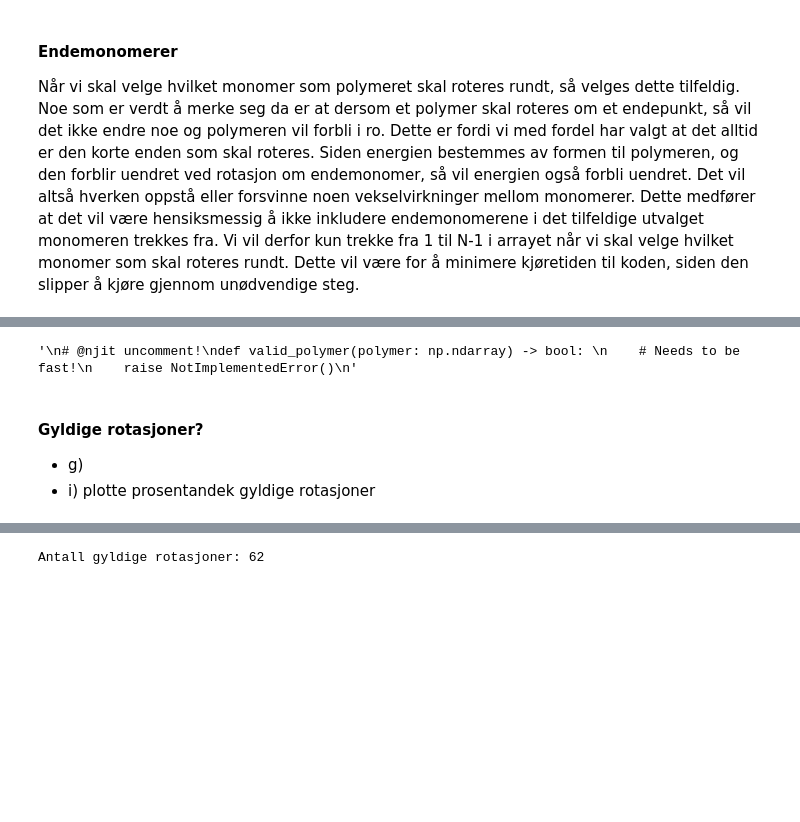
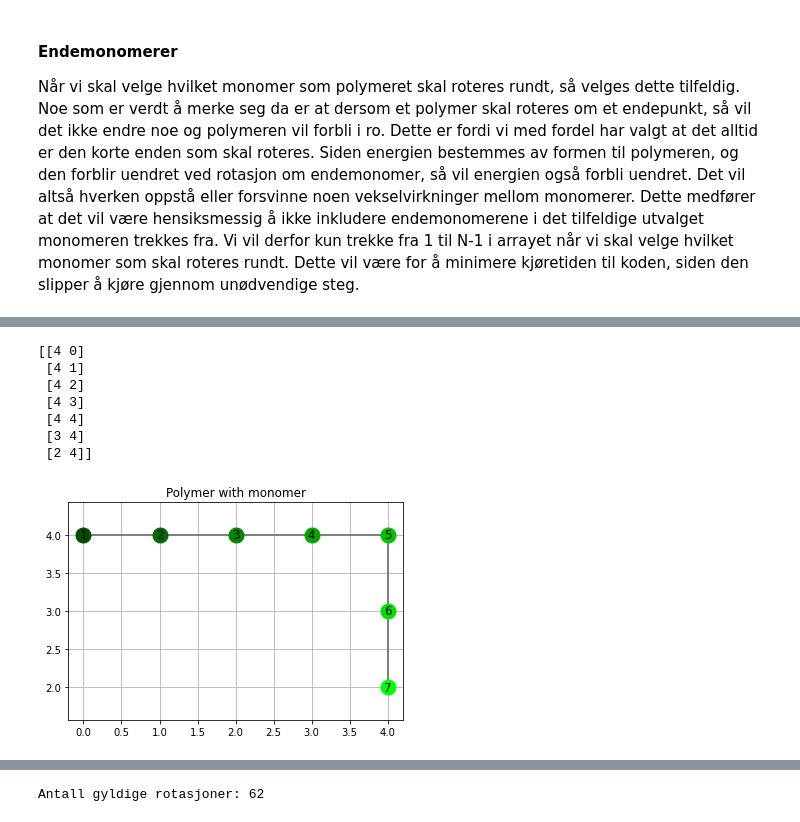
Before and after one commit to hannaroed/Vitber-bio, a Jupyter notebook: bio.ipynb, the cells around one changed output, grey strips where cells are left out. Drawn from its saved outputs; the diff is of its cells as text; code cells hidden in the pictures; blank space fills up the shorter version.

```diff
--- a/bio.ipynb
+++ b/bio.ipynb
@@ -194,35 +198,40 @@ def twist_polymer(polymer: np.ndarray, monomer_idx: int, clockwise: bool) -> np.
     else:
         shorter_sub_polymer = polymer[monomer_idx:]
 
     # Translate the shorter sub-polymer to origin at polymer[monomer_idx]
     center = polymer[monomer_idx]
     centered_sub_polymer = shorter_sub_polymer - center
 
     # Rotate the shorter sub-polymer by 90 degrees in the right direction (matrix multiplication with rotation matrix, follow `clockwise`)
     # Use the rotation matrices defined in constants above
     rotation_matrix = CW_ROTATION_MATRIX if clockwise else CCW_ROTATION_MATRIX
     rotated_sub_polymer = centered_sub_polymer @ rotation_matrix.T
 
     # Translate back to get final sub_polymer position
     twisted_sub_polymer = rotated_sub_polymer + center
 
     # Combine the two sub-polymers into a new polymer
     if shorter_side:
         twisted_polymer = np.concatenate((twisted_sub_polymer, polymer[monomer_idx+1:]), axis=0)
     else:
         twisted_polymer = np.concatenate((polymer[:monomer_idx], twisted_sub_polymer), axis=0)
 
     return twisted_polymer
 
 """
 # @njit uncomment!
 def valid_polymer(polymer: np.ndarray) -> bool:
     # Needs to be fast!
     raise NotImplementedError()
 """
+print(twist_polymer(init_polymer(7), 4, True))
+plot_polymer(twist_polymer(init_polymer(7), 4, True))
 # %% [output]
-'\n# @njit uncomment!\ndef valid_polymer(polymer: np.ndarray) -> bool: \n    # Needs to be fast!\n    raise NotImplementedError()\n'
+[[4 0]
+ [4 1]
+ [4 2]
+ [4 3]
+ [4 4]
+ [3 4]
+ [2 4]]
+[figure, added]
-# %% [markdown]
-#### Gyldige rotasjoner?
-- g)
-- i) plotte prosentandek gyldige rotasjoner
```
Also changed, not shown: parts of 11 cells of this notebook.
